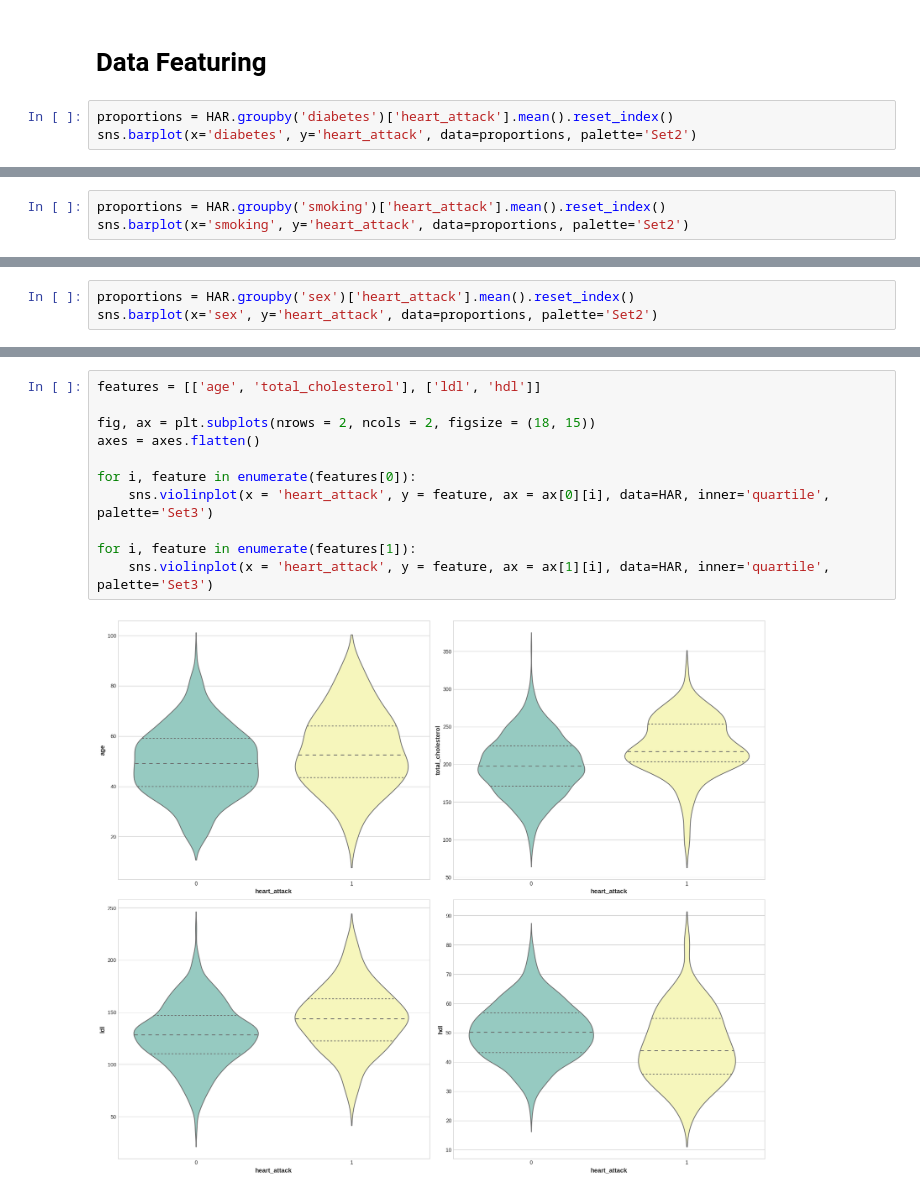
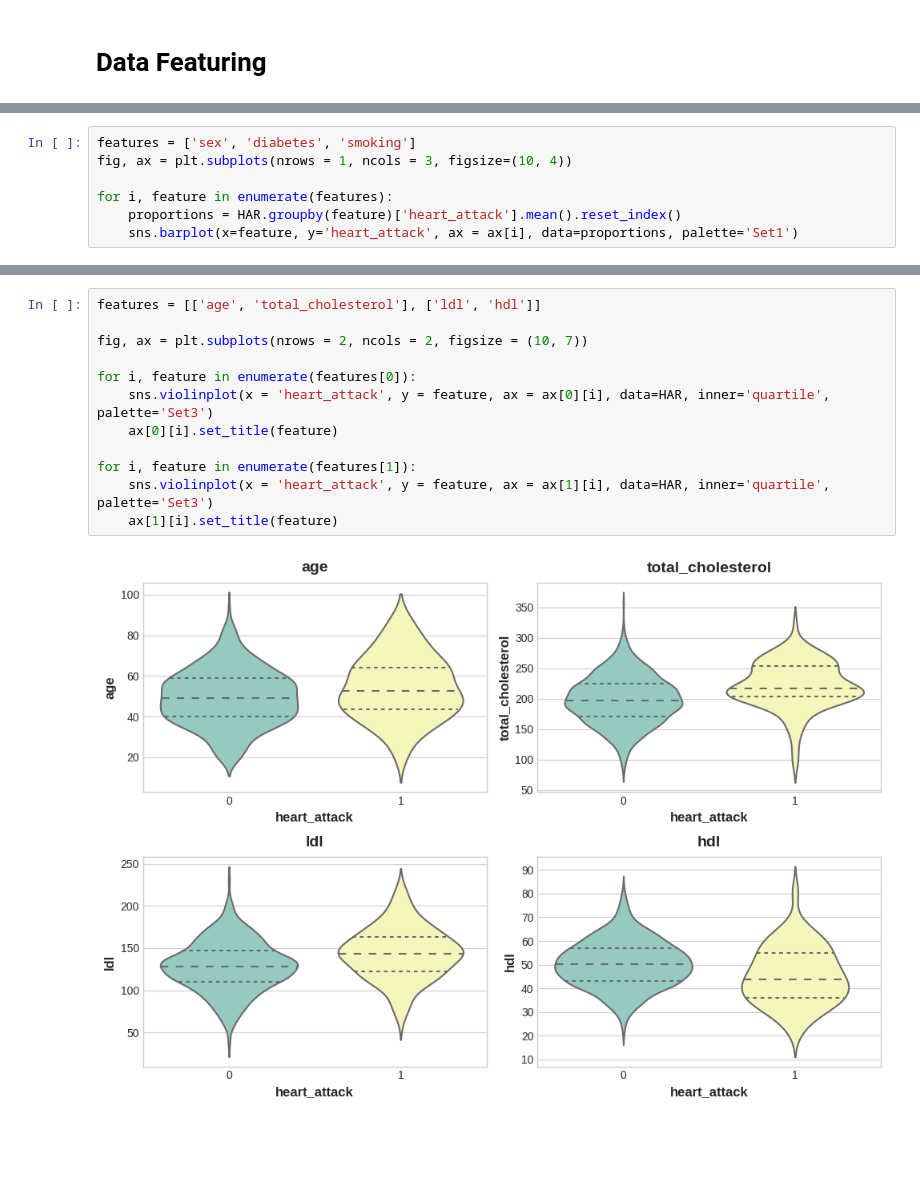
Before and after one commit to WONYOUNG-SONG/Kaggle, a Jupyter notebook: HeartAttackRiskAssessment/submission.ipynb, the cells around one changed output, grey strips where cells are left out. Saved outputs shown, nothing was run; the diff lists cells and outputs as text; blank space fills up the shorter version.

Commit message:
Kaggle Notebook | HeartAttackRiskAssessment | Version 1

```diff
--- a/HeartAttackRiskAssessment/submission.ipynb
+++ b/HeartAttackRiskAssessment/submission.ipynb
@@ -79,5 +79,2 @@ for i, feature in enumerate(features[1]):
 # %% [markdown]
 # **Data Featuring**
-# %%
-proportions = HAR.groupby('diabetes')['heart_attack'].mean().reset_index()
-sns.barplot(x='diabetes', y='heart_attack', data=proportions, palette='Set2')
@@ -87,3 +80,0 @@ sns.barplot(x='diabetes', y='heart_attack', data=proportions, palette='Set2')
-# %%
-proportions = HAR.groupby('smoking')['heart_attack'].mean().reset_index()
-sns.barplot(x='smoking', y='heart_attack', data=proportions, palette='Set2')
@@ -93,3 +80,0 @@ sns.barplot(x='smoking', y='heart_attack', data=proportions, palette='Set2')
-# %%
-proportions = HAR.groupby('sex')['heart_attack'].mean().reset_index()
-sns.barplot(x='sex', y='heart_attack', data=proportions, palette='Set2')
@@ -98,0 +81,7 @@ sns.barplot(x='sex', y='heart_attack', data=proportions, palette='Set2')
+# %%
+features = ['sex', 'diabetes', 'smoking']
+fig, ax = plt.subplots(nrows = 1, ncols = 3, figsize=(10, 4))
+
+for i, feature in enumerate(features):
+    proportions = HAR.groupby(feature)['heart_attack'].mean().reset_index()
+    sns.barplot(x=feature, y='heart_attack', ax = ax[i], data=proportions, palette='Set1')
@@ -99,13 +90,14 @@ sns.barplot(x='sex', y='heart_attack', data=proportions, palette='Set2')
 # %%
 features = [['age', 'total_cholesterol'], ['ldl', 'hdl']]
 
-fig, ax = plt.subplots(nrows = 2, ncols = 2, figsize = (18, 15))
-axes = axes.flatten()
+fig, ax = plt.subplots(nrows = 2, ncols = 2, figsize = (10, 7))
 
 for i, feature in enumerate(features[0]):
     sns.violinplot(x = 'heart_attack', y = feature, ax = ax[0][i], data=HAR, inner='quartile', palette='Set3')
+    ax[0][i].set_title(feature)
 
 for i, feature in enumerate(features[1]):
     sns.violinplot(x = 'heart_attack', y = feature, ax = ax[1][i], data=HAR, inner='quartile', palette='Set3')
+    ax[1][i].set_title(feature)
 # %% [output]
-[figure, old version]
+[figure, new version]
```
Also changed, not shown: parts of 7 cells of this notebook.
